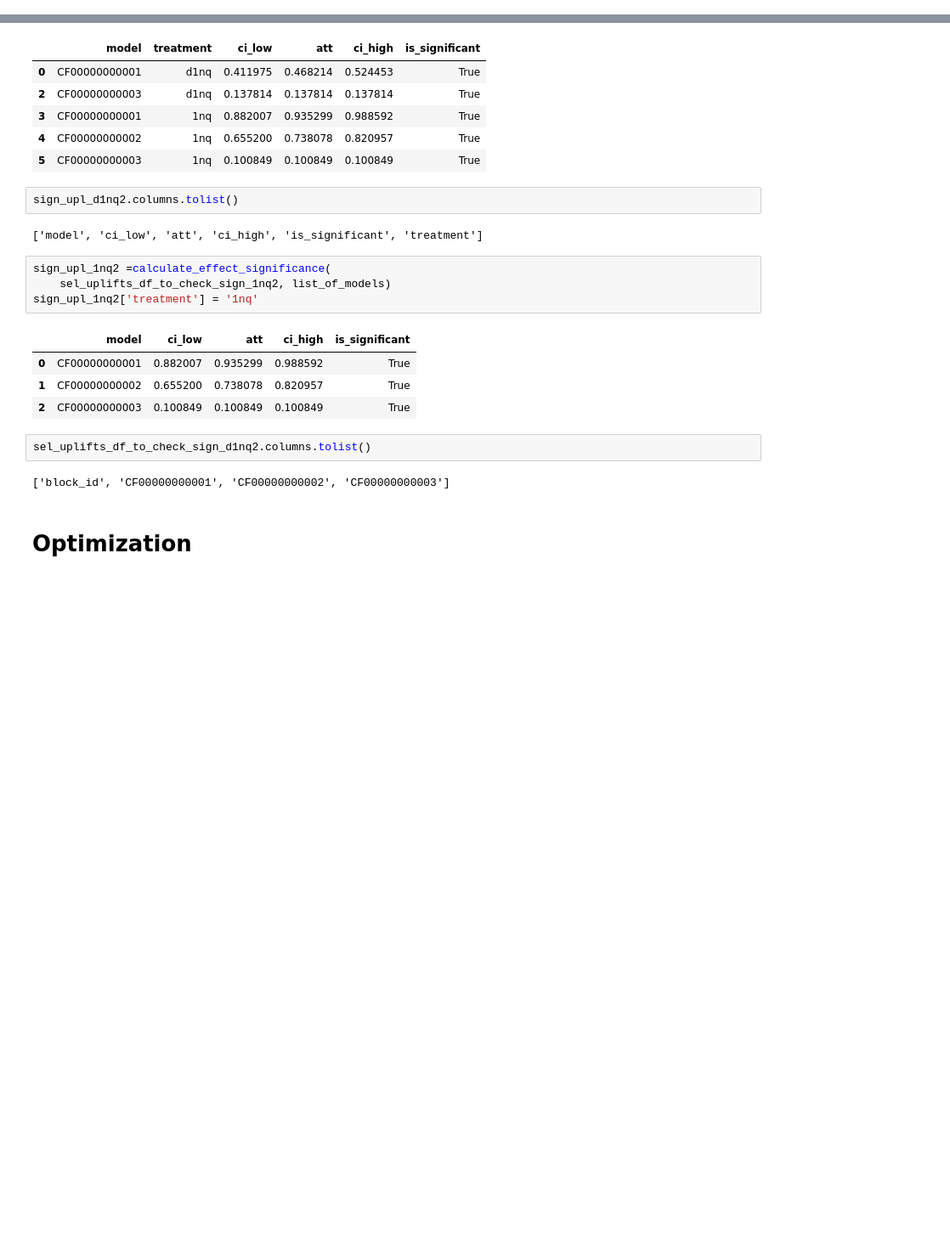
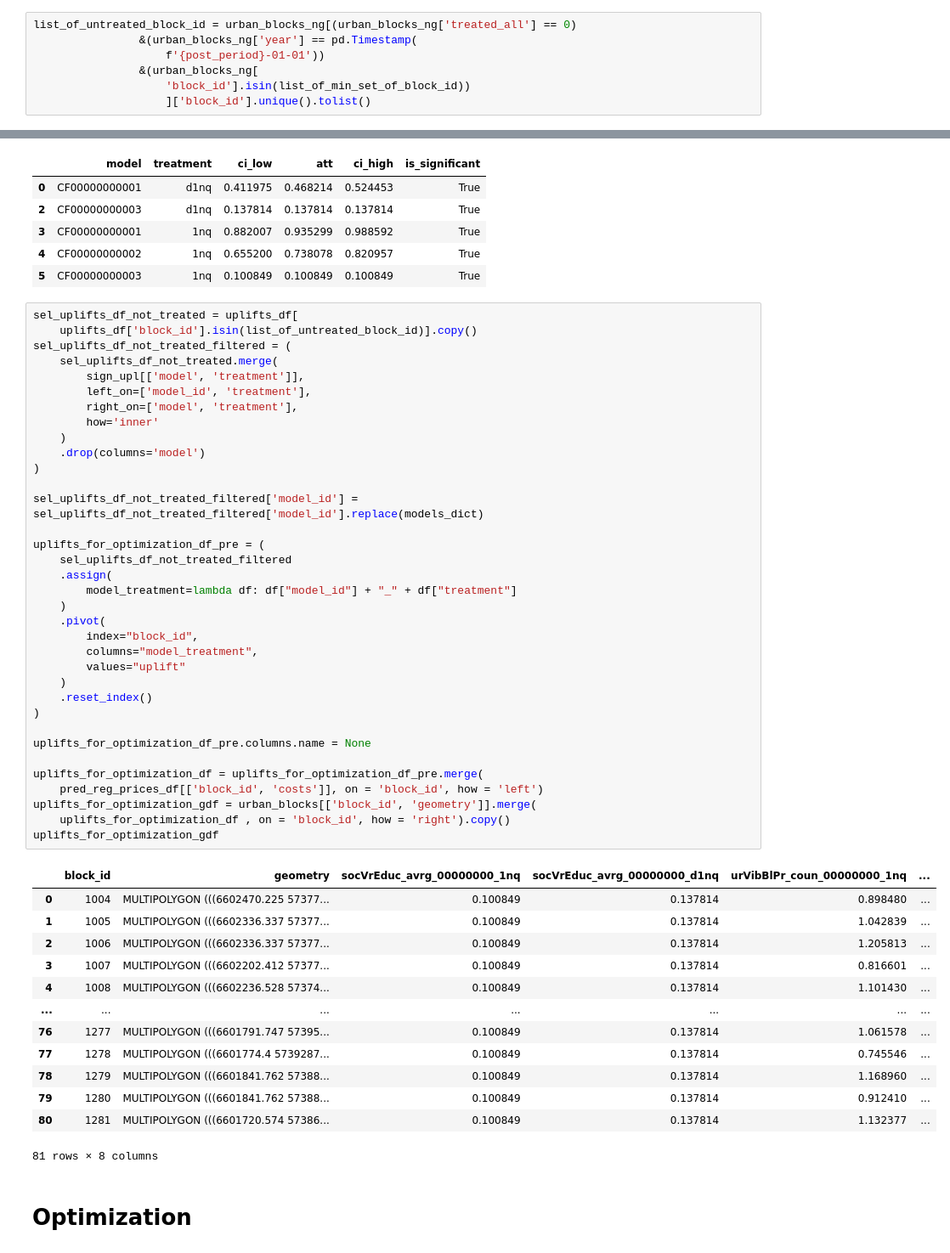
Before and after one commit to Andrew10MAIN/urban_regeneration_platform, a Jupyter notebook: experiments/notebooks/optimization_experimenting.ipynb, the cells around one changed output, grey strips where cells are left out. Shown at 85% size. Cells and saved outputs as stored; diff of their text form; blank space fills up the shorter version.

Commit message:
finishing ml and optimization pipeline and starting working with dashboard app

```diff
--- a/experiments/notebooks/optimization_experimenting.ipynb
+++ b/experiments/notebooks/optimization_experimenting.ipynb
@@ -226,6 +146,13 @@ sel_uplifts_df_to_check_sign_d1nq2 = sel_uplifts_df_to_check_sign_d1nq.pivot(
     columns='model_id',
     values='uplift',
 ).reset_index()
+# %%
+list_of_untreated_block_id = urban_blocks_ng[(urban_blocks_ng['treated_all'] == 0)
+                &(urban_blocks_ng['year'] == pd.Timestamp(
+                    f'{post_period}-01-01'))
+                &(urban_blocks_ng[
+                    'block_id'].isin(list_of_min_set_of_block_id))
+                    ]['block_id'].unique().tolist()
 # %%
 sign_upl_d1nq2 = calculate_effect_significance(
     sel_uplifts_df_to_check_sign_d1nq2, list_of_models)
@@ -245,22 +172,54 @@ sign_upl
 | 3 | CF00000000001 | 1nq | 0.882007 | 0.935299 | 0.988592 | True |
 | 4 | CF00000000002 | 1nq | 0.655200 | 0.738078 | 0.820957 | True |
 | 5 | CF00000000003 | 1nq | 0.100849 | 0.100849 | 0.100849 | True |
-# %%
-sign_upl_d1nq2.columns.tolist()
-# %% [output]
-['model', 'ci_low', 'att', 'ci_high', 'is_significant', 'treatment']
-# %%
-sign_upl_1nq2 =calculate_effect_significance(
-    sel_uplifts_df_to_check_sign_1nq2, list_of_models)
-sign_upl_1nq2['treatment'] = '1nq'
-# %% [output]
-|  | model | ci_low | att | ci_high | is_significant |
-| 0 | CF00000000001 | 0.882007 | 0.935299 | 0.988592 | True |
-| 1 | CF00000000002 | 0.655200 | 0.738078 | 0.820957 | True |
-| 2 | CF00000000003 | 0.100849 | 0.100849 | 0.100849 | True |
-# %%
-sel_uplifts_df_to_check_sign_d1nq2.columns.tolist()
-# %% [output]
-['block_id', 'CF00000000001', 'CF00000000002', 'CF00000000003']
+# %%
+sel_uplifts_df_not_treated = uplifts_df[
+    uplifts_df['block_id'].isin(list_of_untreated_block_id)].copy()
+sel_uplifts_df_not_treated_filtered = (
+    sel_uplifts_df_not_treated.merge(
+        sign_upl[['model', 'treatment']],
+        left_on=['model_id', 'treatment'],
+        right_on=['model', 'treatment'],
+        how='inner'
+    )
+    .drop(columns='model')
+)
+
+sel_uplifts_df_not_treated_filtered['model_id'] = sel_uplifts_df_not_treated_filtered['model_id'].replace(models_dict)
+
+uplifts_for_optimization_df_pre = (
+    sel_uplifts_df_not_treated_filtered
+    .assign(
+        model_treatment=lambda df: df["model_id"] + "_" + df["treatment"]
+    )
+    .pivot(
+        index="block_id",
+        columns="model_treatment",
+        values="uplift"
+    )
+    .reset_index()
+)
+
+uplifts_for_optimization_df_pre.columns.name = None
+
+uplifts_for_optimization_df = uplifts_for_optimization_df_pre.merge(
+    pred_reg_prices_df[['block_id', 'costs']], on = 'block_id', how = 'left')
+uplifts_for_optimization_gdf = urban_blocks[['block_id', 'geometry']].merge(
+    uplifts_for_optimization_df , on = 'block_id', how = 'right').copy()
+uplifts_for_optimization_gdf
+# %% [output]
+|  | block_id | geometry | socVrEduc_avrg_00000000_1nq | socVrEduc_avrg_00000000_d1nq | urVibBlPr_coun_00000000_1nq | ... |
+| 0 | 1004 | MULTIPOLYGON (((6602470.225 57377... | 0.100849 | 0.137814 | 0.898480 | ... |
+| 1 | 1005 | MULTIPOLYGON (((6602336.337 57377... | 0.100849 | 0.137814 | 1.042839 | ... |
+| 2 | 1006 | MULTIPOLYGON (((6602336.337 57377... | 0.100849 | 0.137814 | 1.205813 | ... |
+| 3 | 1007 | MULTIPOLYGON (((6602202.412 57377... | 0.100849 | 0.137814 | 0.816601 | ... |
+| 4 | 1008 | MULTIPOLYGON (((6602236.528 57374... | 0.100849 | 0.137814 | 1.101430 | ... |
+| ... | ... | ... | ... | ... | ... | ... |
+| 76 | 1277 | MULTIPOLYGON (((6601791.747 57395... | 0.100849 | 0.137814 | 1.061578 | ... |
+| 77 | 1278 | MULTIPOLYGON (((6601774.4 5739287... | 0.100849 | 0.137814 | 0.745546 | ... |
+| 78 | 1279 | MULTIPOLYGON (((6601841.762 57388... | 0.100849 | 0.137814 | 1.168960 | ... |
+| 79 | 1280 | MULTIPOLYGON (((6601841.762 57388... | 0.100849 | 0.137814 | 0.912410 | ... |
+| 80 | 1281 | MULTIPOLYGON (((6601720.574 57386... | 0.100849 | 0.137814 | 1.132377 | ... |
+81 rows × 8 columns
 # %% [markdown]
 # Optimization
```
Also changed, not shown: parts of 10 cells of this notebook, 11 other files.
